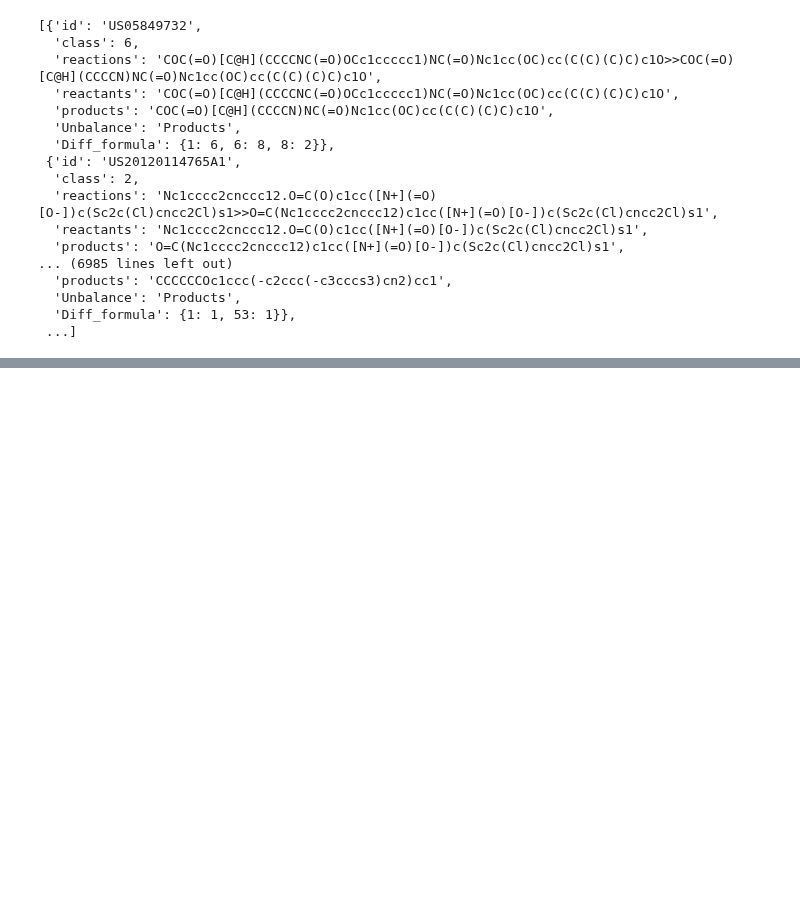
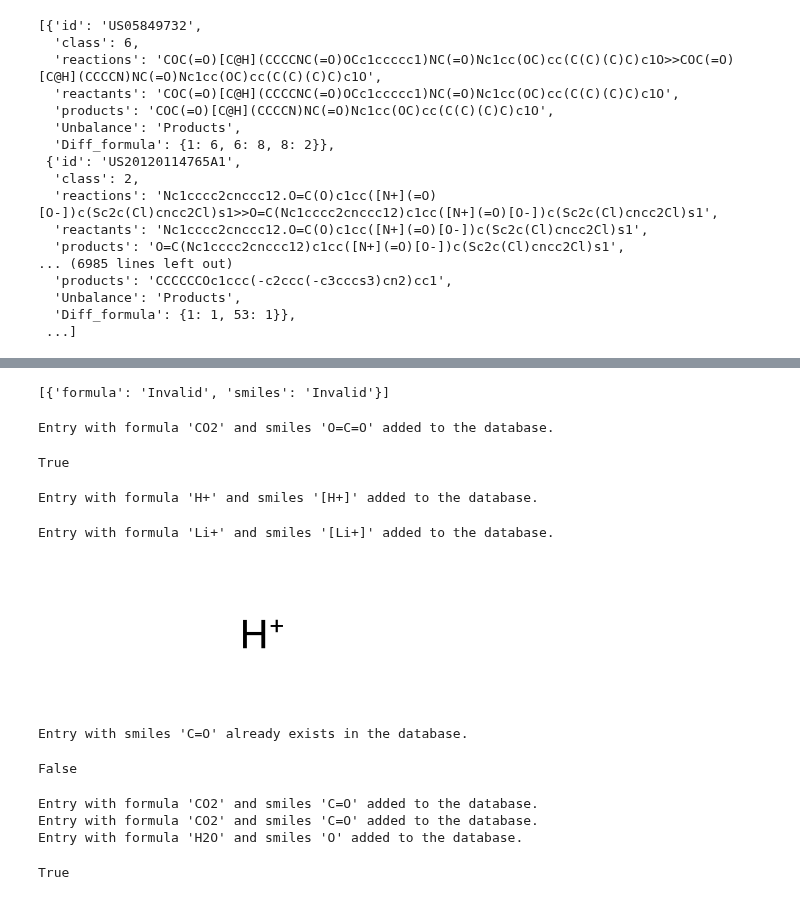
Before and after one commit to TieuLongPhan/SynRBL, a Jupyter notebook: test.ipynb, the cells around one changed output, grey strips where cells are left out. Cells and saved outputs as stored; diff of their text form; code cells hidden in the pictures; blank space fills up the shorter version.

```diff
--- a/test.ipynb
+++ b/test.ipynb
@@ -116,0 +258,50 @@ reactions_clean
+# %%
+invalid_entries
+# %% [output]
+[{'formula': 'Invalid', 'smiles': 'Invalid'}]
+# %%
+# With an existing list of dictionaries
+existing_database = [{'formula': 'H2O', 'smiles': 'O'}]
+db = RSMIDataImpute(existing_database)
+db.add_entry('CO2', 'O=C=O')
+# %% [output]
+Entry with formula 'CO2' and smiles 'O=C=O' added to the database.
+True
+# %%
+existing_database_1 = [{'formula': 'H2', 'smiles': '[HH]'}]
+db = RSMIDataImpute(existing_database)
+db.add_entry('H+', '[H+]')
+# %% [output]
+Entry with formula 'H+' and smiles '[H+]' added to the database.
+# %%
+db.add_entry('Li+', '[Li+]')
+# %% [output]
+Entry with formula 'Li+' and smiles '[Li+]' added to the database.
+# %%
+Chem.MolFromSmiles('[H+]')
+# %% [output]
+[figure, added]
+# %%
+db.add_entry('CO2', 'C=O')
+# %% [output]
+Entry with smiles 'C=O' already exists in the database.
+False
+# %%
+# With an existing list of dictionaries
+existing_database = [{'formula': 'H2O', 'smiles': 'O'}]
+db = RSMIDataImpute(existing_database)
+db.add_entry('CO2', 'C=O')
+
+# With an existing pandas DataFrame
+existing_dataframe = pd.DataFrame([{'formula': 'H2O', 'smiles': 'O'}])
+db = RSMIDataImpute(existing_dataframe)
+db.add_entry('CO2', 'C=O')
+
+# Without an existing database
+db = RSMIDataImpute()
+db.add_entry('H2O', 'O')
+# %% [output]
+Entry with formula 'CO2' and smiles 'C=O' added to the database.
+Entry with formula 'CO2' and smiles 'C=O' added to the database.
+Entry with formula 'H2O' and smiles 'O' added to the database.
+True
```
Also changed, not shown: parts of 39 cells of this notebook, 7 other files.
